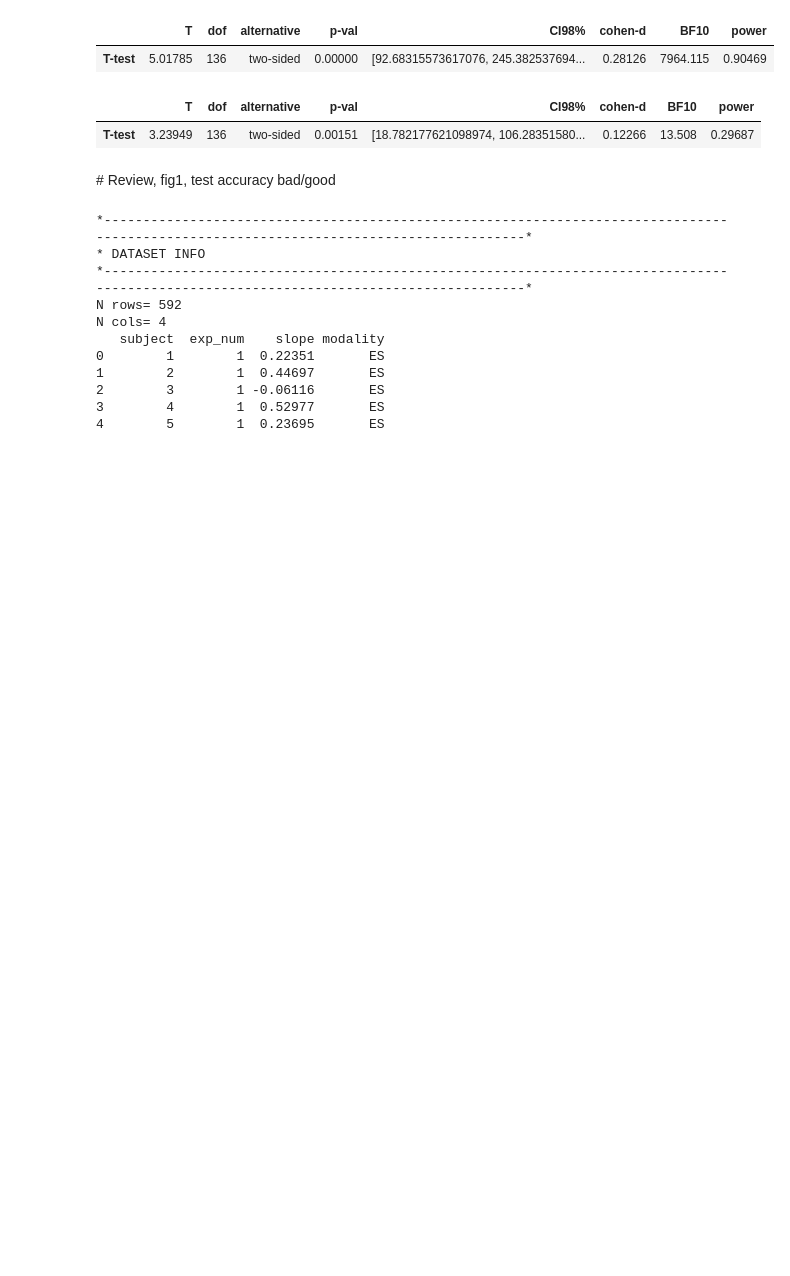
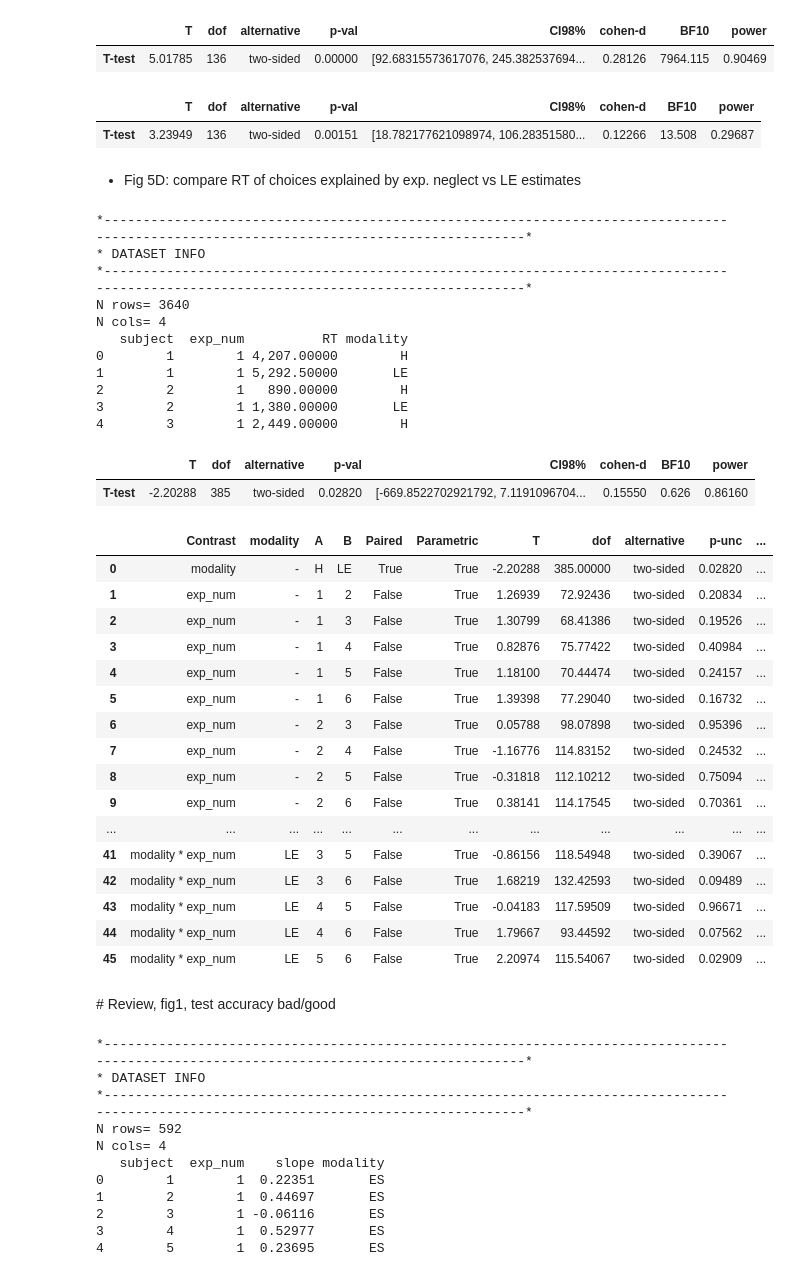
Before and after one commit to bsgarcia/RandCFollowUp, a Jupyter notebook: python/stats.ipynb, the cells around one changed output. Saved outputs shown, nothing was run; the diff lists cells and outputs as text; code cells hidden in the pictures; blank space fills up the shorter version.

```diff
--- a/python/stats.ipynb
+++ b/python/stats.ipynb
@@ -669,6 +673,44 @@ N cols= 4
 | T-test | 5.01785 | 136 | two-sided | 0.00000 | [92.68315573617076, 245.382537694... | 0.28126 | 7964.115 | 0.90469 |
 |  | T | dof | alternative | p-val | CI98% | cohen-d | BF10 | power |
 | T-test | 3.23949 | 136 | two-sided | 0.00151 | [18.782177621098974, 106.28351580... | 0.12266 | 13.508 | 0.29687 |
+# %% [markdown]
+* Fig 5D: compare RT of choices explained by exp. neglect vs  LE estimates
+# %%
+filename = 'Fig5D'
+df = read_csv(filename)
+pg.ttest(df[(df.modality=='H')].RT, df[df.modality=='LE'].RT, paired=True, confidence=.975)
+pg.pairwise_tests(dv='RT', within='modality', between='exp_num', subject='subject', data=df, padjust='bonf', within_first=True, effsize='cohen')
+# %% [output]
+*---------------------------------------------------------------------------------------------------------------------------------------*
+* DATASET INFO
+*---------------------------------------------------------------------------------------------------------------------------------------*
+N rows= 3640
+N cols= 4
+   subject  exp_num          RT modality
+0        1        1 4,207.00000        H
+1        1        1 5,292.50000       LE
+2        2        1   890.00000        H
+3        2        1 1,380.00000       LE
+4        3        1 2,449.00000        H
+|  | T | dof | alternative | p-val | CI98% | cohen-d | BF10 | power |
+| T-test | -2.20288 | 385 | two-sided | 0.02820 | [-669.8522702921792, 7.1191096704... | 0.15550 | 0.626 | 0.86160 |
+|  | Contrast | modality | A | B | Paired | Parametric | T | dof | alternative | p-unc | ... |
+| 0 | modality | - | H | LE | True | True | -2.20288 | 385.00000 | two-sided | 0.02820 | ... |
+| 1 | exp_num | - | 1 | 2 | False | True | 1.26939 | 72.92436 | two-sided | 0.20834 | ... |
+| 2 | exp_num | - | 1 | 3 | False | True | 1.30799 | 68.41386 | two-sided | 0.19526 | ... |
+| 3 | exp_num | - | 1 | 4 | False | True | 0.82876 | 75.77422 | two-sided | 0.40984 | ... |
+| 4 | exp_num | - | 1 | 5 | False | True | 1.18100 | 70.44474 | two-sided | 0.24157 | ... |
+| 5 | exp_num | - | 1 | 6 | False | True | 1.39398 | 77.29040 | two-sided | 0.16732 | ... |
+| 6 | exp_num | - | 2 | 3 | False | True | 0.05788 | 98.07898 | two-sided | 0.95396 | ... |
+| 7 | exp_num | - | 2 | 4 | False | True | -1.16776 | 114.83152 | two-sided | 0.24532 | ... |
+| 8 | exp_num | - | 2 | 5 | False | True | -0.31818 | 112.10212 | two-sided | 0.75094 | ... |
+| 9 | exp_num | - | 2 | 6 | False | True | 0.38141 | 114.17545 | two-sided | 0.70361 | ... |
+| ... | ... | ... | ... | ... | ... | ... | ... | ... | ... | ... | ... |
+| 41 | modality * exp_num | LE | 3 | 5 | False | True | -0.86156 | 118.54948 | two-sided | 0.39067 | ... |
+| 42 | modality * exp_num | LE | 3 | 6 | False | True | 1.68219 | 132.42593 | two-sided | 0.09489 | ... |
+| 43 | modality * exp_num | LE | 4 | 5 | False | True | -0.04183 | 117.59509 | two-sided | 0.96671 | ... |
+| 44 | modality * exp_num | LE | 4 | 6 | False | True | 1.79667 | 93.44592 | two-sided | 0.07562 | ... |
+| 45 | modality * exp_num | LE | 5 | 6 | False | True | 2.20974 | 115.54067 | two-sided | 0.02909 | ... |
 # %% [markdown]
 # Review, fig1, test accuracy bad/good
 # %%
```
Also changed, not shown: parts of 4 cells of this notebook, 3 other files.
